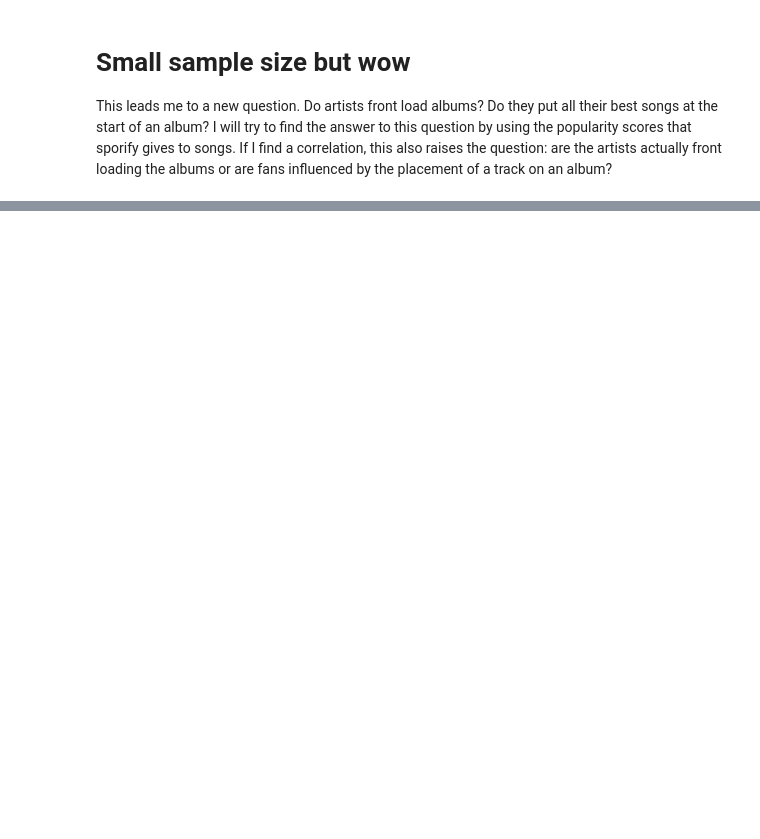
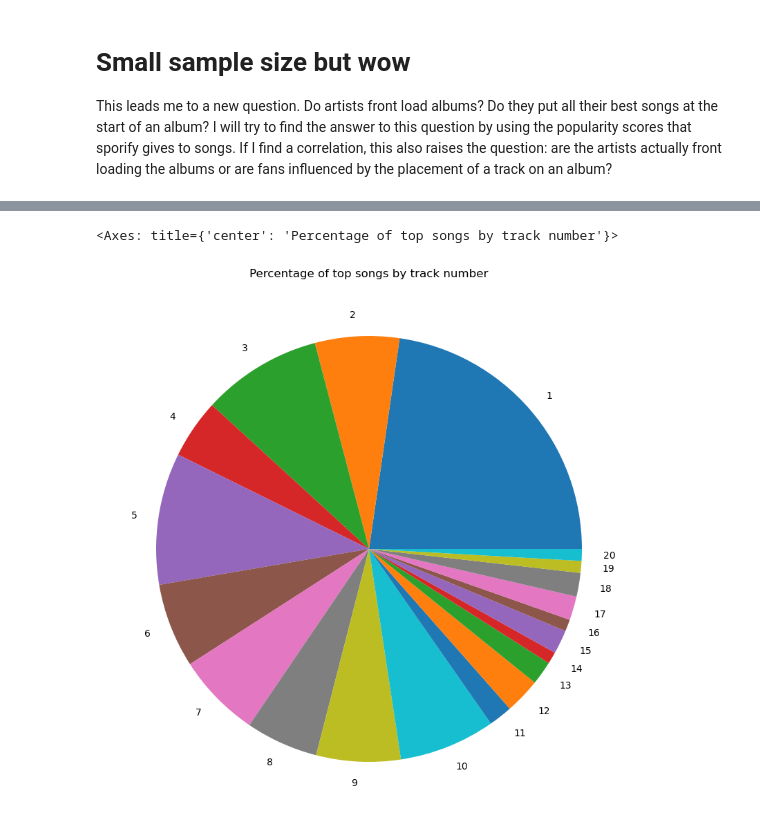
Before and after one commit to stevenarbo3/Spotify_Analysis, a Jupyter notebook: SpotifyAnalysis.ipynb, the cells around one changed output, grey strips where cells are left out. Saved outputs shown, nothing was run; the diff lists cells and outputs as text; code cells hidden in the pictures; blank space fills up the shorter version.

```diff
--- a/SpotifyAnalysis.ipynb
+++ b/SpotifyAnalysis.ipynb
@@ -117,0 +196,8 @@ This leads me to a new question. Do artists front load albums? Do they put all t
+# %%
+#create pie chart of percentages
+track_number_percentage = round(track_number / track_number.sum() * 100, 1)
+
+track_number_percentage.plot(kind='pie', figsize=(10,10), ylabel='', title='Percentage of top songs by track number')
+# %% [output]
+<Axes: title={'center': 'Percentage of top songs by track number'}>
+[figure, added]
```
Also changed, not shown: parts of 6 cells of this notebook.
